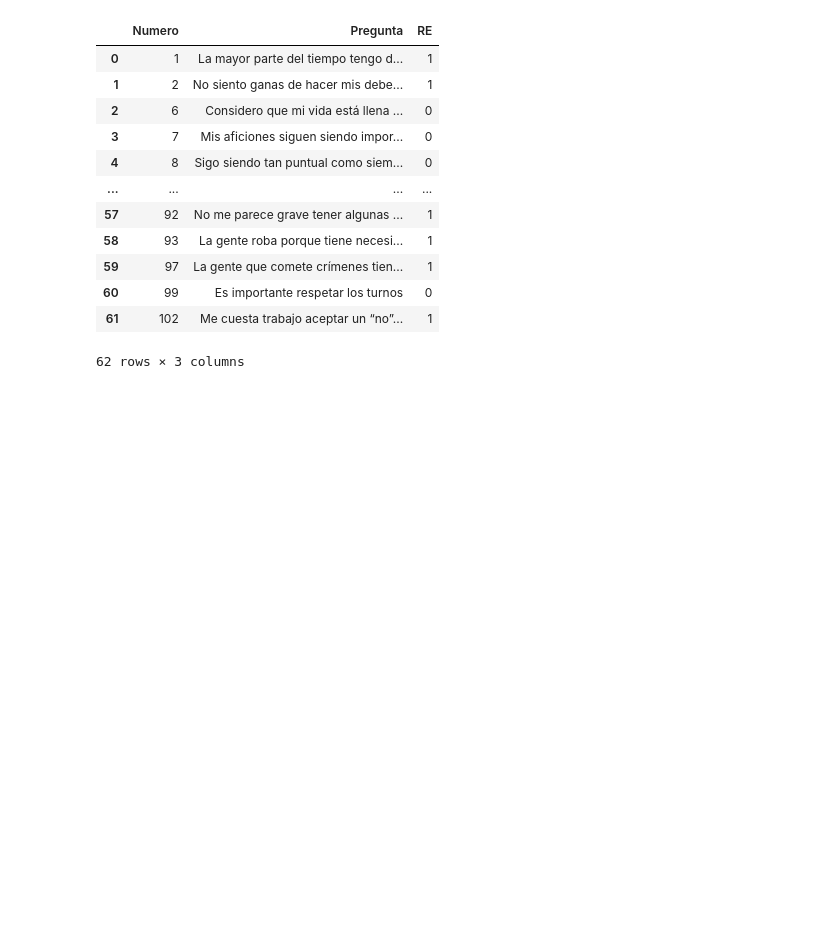
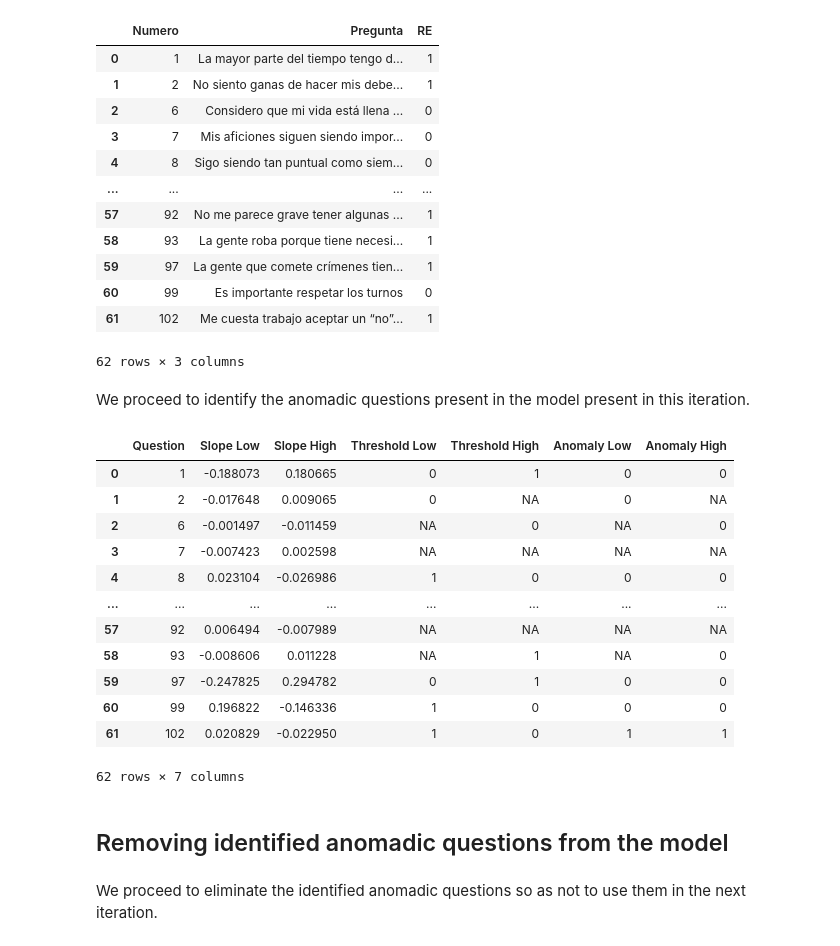
Before and after one commit to Manuel080800/IAE-Psicology, a Jupyter notebook: Red neuronal - Test/Explainers_ANN_Psychology_Classification.ipynb, the cells around one changed output. Cells and saved outputs as stored; diff of their text form; code cells hidden in the pictures; blank space fills up the shorter version.

```diff
--- a/Red neuronal - Test/Explainers_ANN_Psychology_Classification.ipynb
+++ b/Red neuronal - Test/Explainers_ANN_Psychology_Classification.ipynb
@@ -762,3 +757,50 @@ da
 | 60 | 99 | Es importante respetar los turnos | 0 |
 | 61 | 102 | Me cuesta trabajo aceptar un “no”... | 1 |
 62 rows × 3 columns
+# %% [markdown]
+We proceed to identify the anomadic questions present in the model present in this iteration.
+# %%
+for i in range(df.shape[1]-1):
+
+    ## It is determined if it is anomalous according to the parameters of the expected response of the Low class.
+    if dm.loc[i, "Threshold Low"] == 1 and da.loc[i, "RE"] == 0:
+        dm.loc[i, "Anomaly Low"] = 0
+    if dm.loc[i, "Threshold Low"] == 1 and da.loc[i, "RE"] == 1:
+        dm.loc[i, "Anomaly Low"] = 1
+    if dm.loc[i, "Threshold Low"] == 0 and da.loc[i, "RE"] == 1:
+        dm.loc[i, "Anomaly Low"] = 0
+    if dm.loc[i, "Threshold Low"] == 0 and da.loc[i, "RE"] == 0:
+        dm.loc[i, "Anomaly Low"] = 1
+
+    ## It is determined if it is anomalous according to the parameters of the expected response of the High class.
+    if dm.loc[i, "Threshold High"] == 1 and da.loc[i, "RE"] == 1:
+        dm.loc[i, "Anomaly High"] = 0
+    if dm.loc[i, "Threshold High"] == 1 and da.loc[i, "RE"] == 0:
+        dm.loc[i, "Anomaly High"] = 1
+    if dm.loc[i, "Threshold High"] == 0 and da.loc[i, "RE"] == 0:
+        dm.loc[i, "Anomaly High"] = 0
+    if dm.loc[i, "Threshold High"] == 0 and da.loc[i, "RE"] == 1:
+        dm.loc[i, "Anomaly High"] = 1
+
+## We save the slopes obtained in the corresponding dataset.
+## dm.to_csv(path_dataset_qm, index = False)
+
+dm
+# %% [output]
+|  | Question | Slope Low | Slope High | Threshold Low | Threshold High | Anomaly Low | Anomaly High |
+| 0 | 1 | -0.188073 | 0.180665 | 0 | 1 | 0 | 0 |
+| 1 | 2 | -0.017648 | 0.009065 | 0 | NA | 0 | NA |
+| 2 | 6 | -0.001497 | -0.011459 | NA | 0 | NA | 0 |
+| 3 | 7 | -0.007423 | 0.002598 | NA | NA | NA | NA |
+| 4 | 8 | 0.023104 | -0.026986 | 1 | 0 | 0 | 0 |
+| ... | ... | ... | ... | ... | ... | ... | ... |
+| 57 | 92 | 0.006494 | -0.007989 | NA | NA | NA | NA |
+| 58 | 93 | -0.008606 | 0.011228 | NA | 1 | NA | 0 |
+| 59 | 97 | -0.247825 | 0.294782 | 0 | 1 | 0 | 0 |
+| 60 | 99 | 0.196822 | -0.146336 | 1 | 0 | 0 | 0 |
+| 61 | 102 | 0.020829 | -0.022950 | 1 | 0 | 1 | 1 |
+62 rows × 7 columns
+# %% [markdown]
+## Removing identified anomadic questions from the model
+# %% [markdown]
+We proceed to eliminate the identified anomadic questions so as not to use them in the next iteration.
```
Also changed, not shown: parts of 5 cells of this notebook, 1 other file.
